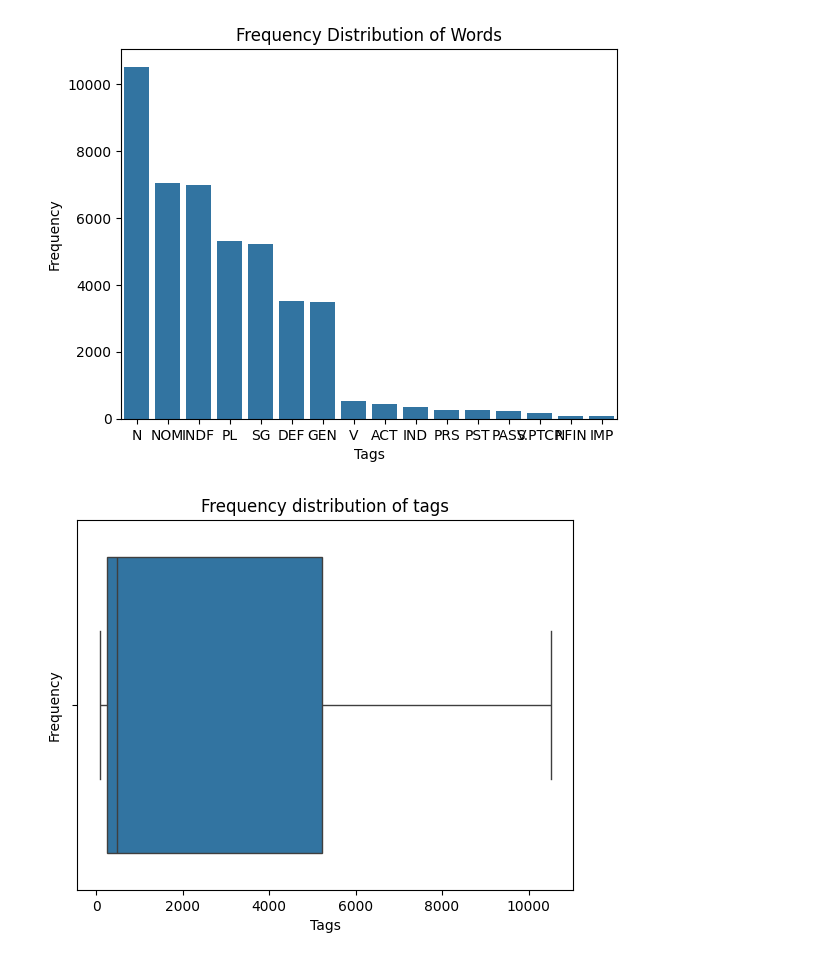
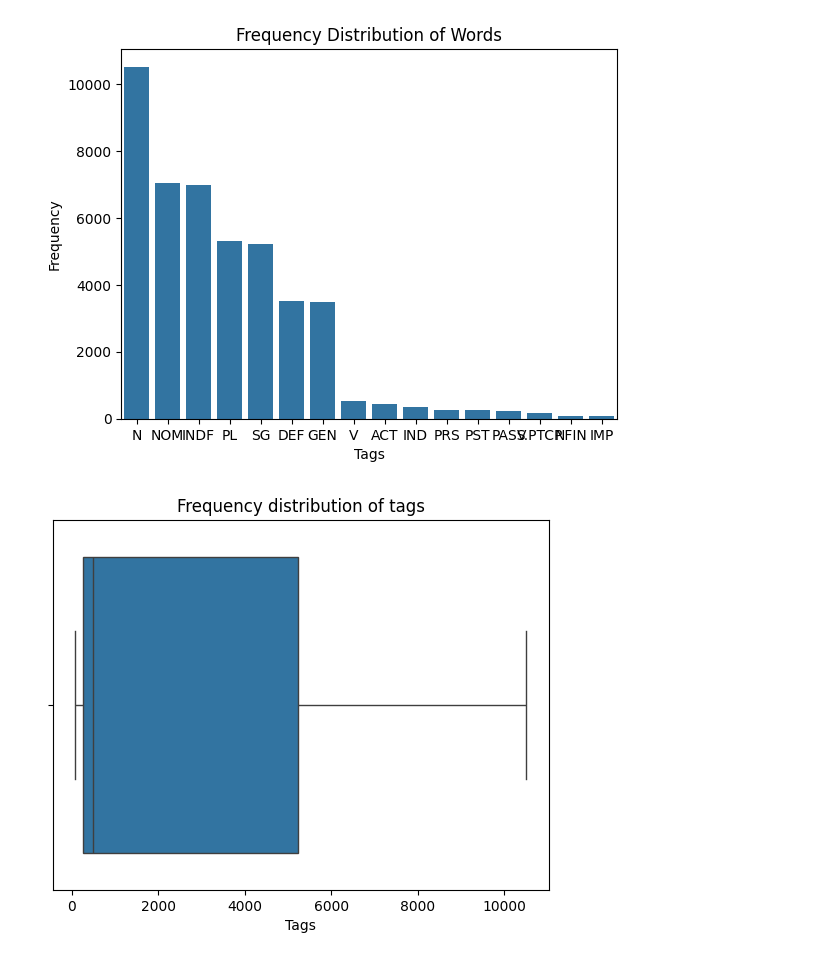
Before and after one commit to ignacioct/MorphCompleteProject, a Jupyter notebook: data_exploration_sigmorphon_17_danish.ipynb, the cells around one changed output. Drawn from its saved outputs; the diff is of its cells as text; code cells hidden in the pictures.

```diff
--- a/data_exploration_sigmorphon_17_danish.ipynb
+++ b/data_exploration_sigmorphon_17_danish.ipynb
@@ -135,13 +134,12 @@ plt.show()
 # %%
 # Create a boxplot of the frequency of lemmas
 sns.boxplot(x=freqs)
 
 # Add a title and labels
 plt.title("Frequency distribution of tags")
 plt.xlabel("Tags")
-plt.ylabel("Frequency")
 
 # Show the plot
 plt.show()
 # %% [output]
-[figure, old version]
+[figure, new version]
```
Also changed, not shown: parts of 1 cell of this notebook.
